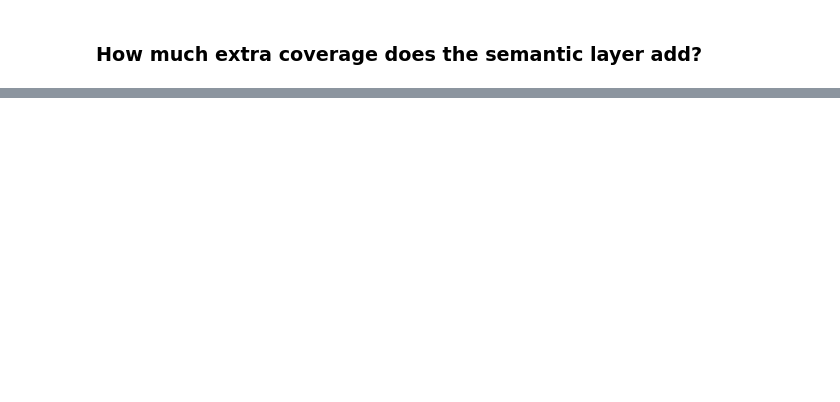
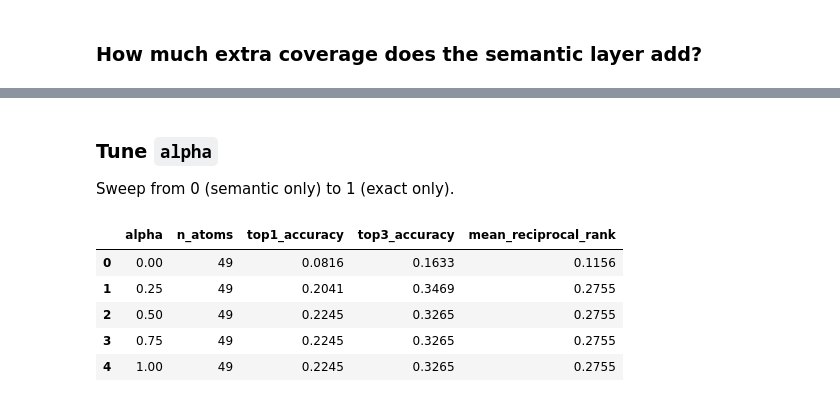
Before and after one commit to robinAssam/ArticleRelationshipModel, a Jupyter notebook: notebooks/01_explore_atoms.ipynb, the cells around one changed output, grey strips where cells are left out. Drawn from its saved outputs; the diff is of its cells as text; code cells hidden in the pictures; blank space fills up the shorter version.

```diff
--- a/notebooks/01_explore_atoms.ipynb
+++ b/notebooks/01_explore_atoms.ipynb
@@ -466,0 +618,17 @@ Atom pairs ONLY connected semantically:
+# %% [markdown]
+### Tune `alpha`
+
+Sweep from 0 (semantic only) to 1 (exact only).
+# %%
+sweep = []
+for a in [0.0, 0.25, 0.5, 0.75, 1.0]:
+    _, s = evaluate_classifier_loo(df, weights=weights_idf, sim_pairs=sim_pairs, alpha=a, top_k=3)
+    sweep.append({'alpha': a, **s})
+pd.DataFrame(sweep)
+# %% [output]
+|  | alpha | n_atoms | top1_accuracy | top3_accuracy | mean_reciprocal_rank |
+| 0 | 0.00 | 49 | 0.0816 | 0.1633 | 0.1156 |
+| 1 | 0.25 | 49 | 0.2041 | 0.3469 | 0.2755 |
+| 2 | 0.50 | 49 | 0.2245 | 0.3265 | 0.2755 |
+| 3 | 0.75 | 49 | 0.2245 | 0.3265 | 0.2755 |
+| 4 | 1.00 | 49 | 0.2245 | 0.3265 | 0.2755 |
```
Also changed, not shown: parts of 28 cells of this notebook, 2 other files.
